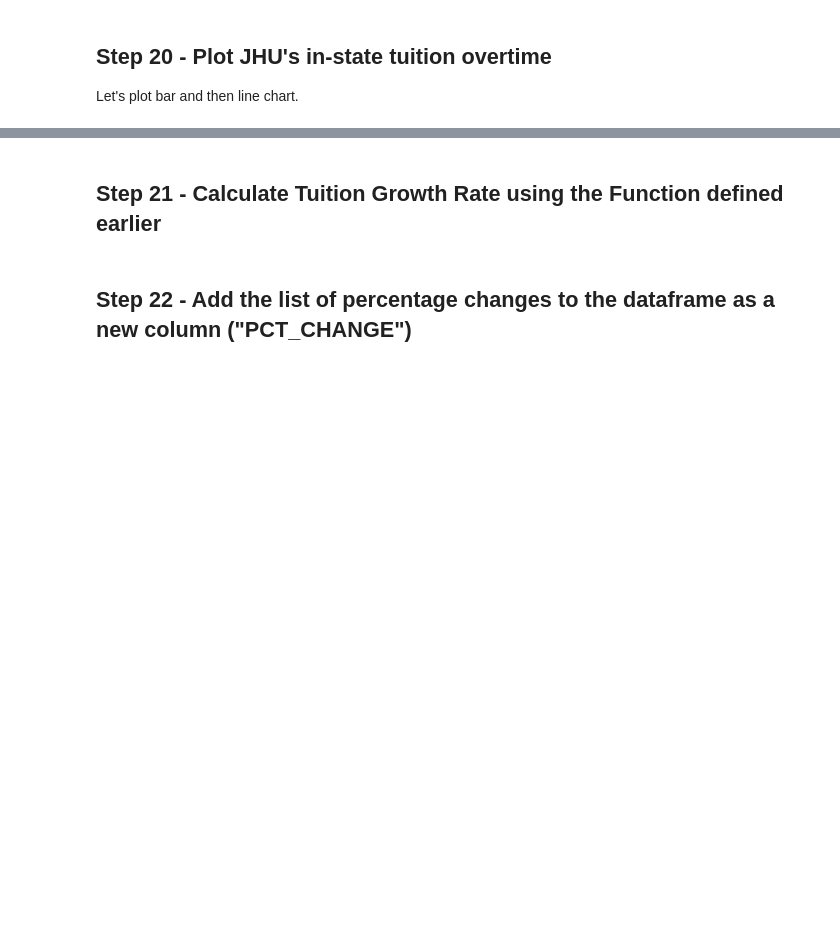
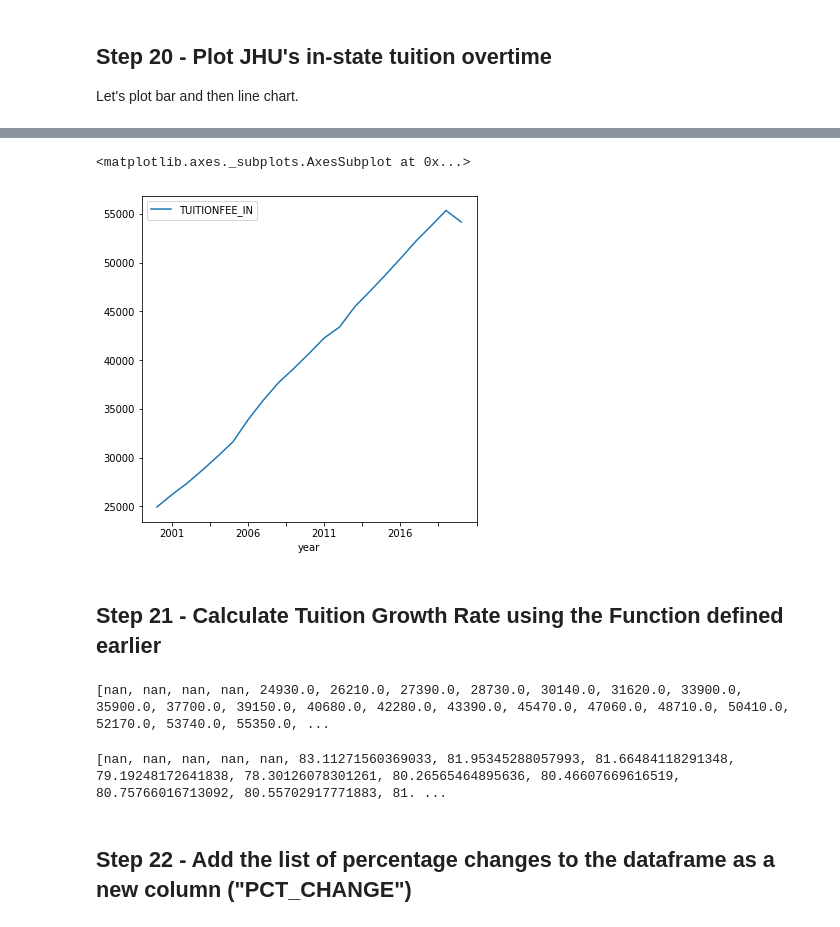
Before and after one commit to Zarak00/Data690_fall2022, a Jupyter notebook: assignments_06/assignment_06.ipynb, the cells around one changed output, grey strips where cells are left out. Drawn from its saved outputs; the diff is of its cells as text; code cells hidden in the pictures; blank space fills up the shorter version.

```diff
--- a/assignments_06/assignment_06.ipynb
+++ b/assignments_06/assignment_06.ipynb
@@ -522,4 +562,29 @@ Let's plot bar and then line chart.
+# %%
+df_2.plot(kind='line', x='year', y='TUITIONFEE_IN', figsize=(6,6))
+# %% [output]
+<matplotlib.axes._subplots.AxesSubplot at 0x...>
+[figure, added]
 # %% [markdown]
 ## Step 21 - Calculate Tuition Growth Rate using the Function defined earlier
 # %%
-# Write code here
+#(Write code here)
+list_of_Tutionfee_In_JHU = df_2['TUITIONFEE_IN'].to_list()
+print(list_of_Tutionfee_In_JHU)
+# %% [output]
+[nan, nan, nan, nan, 24930.0, 26210.0, 27390.0, 28730.0, 30140.0, 31620.0, 33900.0, 35900.0, 37700.0, 39150.0, 40680.0, 42280.0, 43390.0, 45470.0, 47060.0, 48710.0, 50410.0, 52170.0, 53740.0, 55350.0, ...
+# %%
+J = ["nan", "nan", "nan", "nan", 24930.0, 26210.0, 27390.0, 28730.0, 30140.0, 31620.0, 33900.0, 35900.0, 37700.0, 39150.0, 40680.0, 42280.0, 43390.0, 45470.0, 47060.0, 48710.0, 50410.0, 52170.0, 53740.0, 55350.0, 54160.0]
+
+for i in range(0, len(J)):
+  if(J[i]=="nan"):
+    J[i]=float("nan")
+
+pct_change_JHU=[float("nan")]
+for i in range(1,len(J)):
+  if(J[i]!=float("nan") and J[i-1]!=float("nan")):
+    t = (J[i]-l[i-1])/J[i-1]*100.0
+    pct_change_JHU.append(t)
+
+print(pct_change_JHU)
+# %% [output]
+[nan, nan, nan, nan, nan, 83.11271560369033, 81.95345288057993, 81.66484118291348, 79.19248172641838, 78.30126078301261, 80.26565464895636, 80.46607669616519, 80.75766016713092, 80.55702917771883, 81. ...
```
Also changed, not shown: parts of 26 cells of this notebook.
